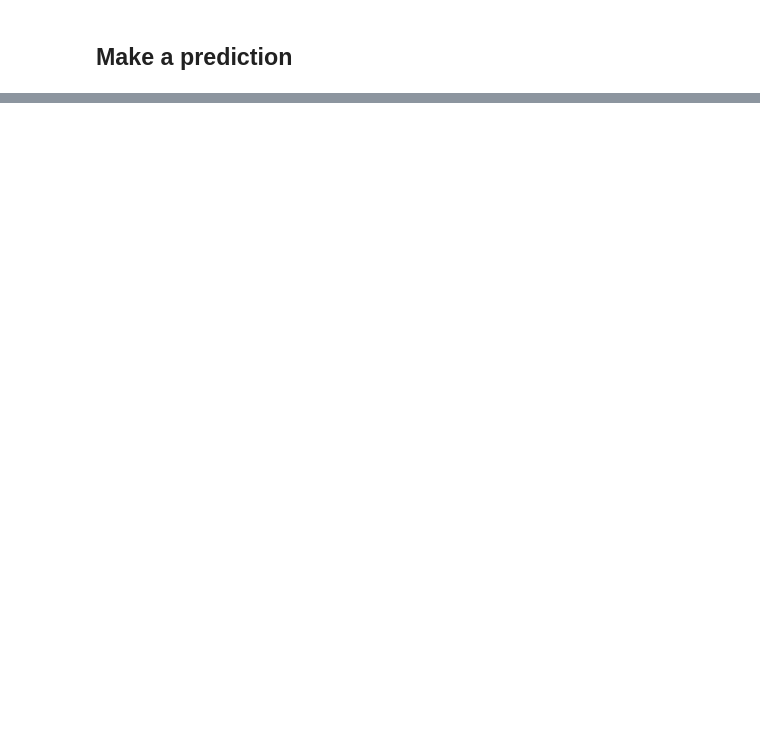
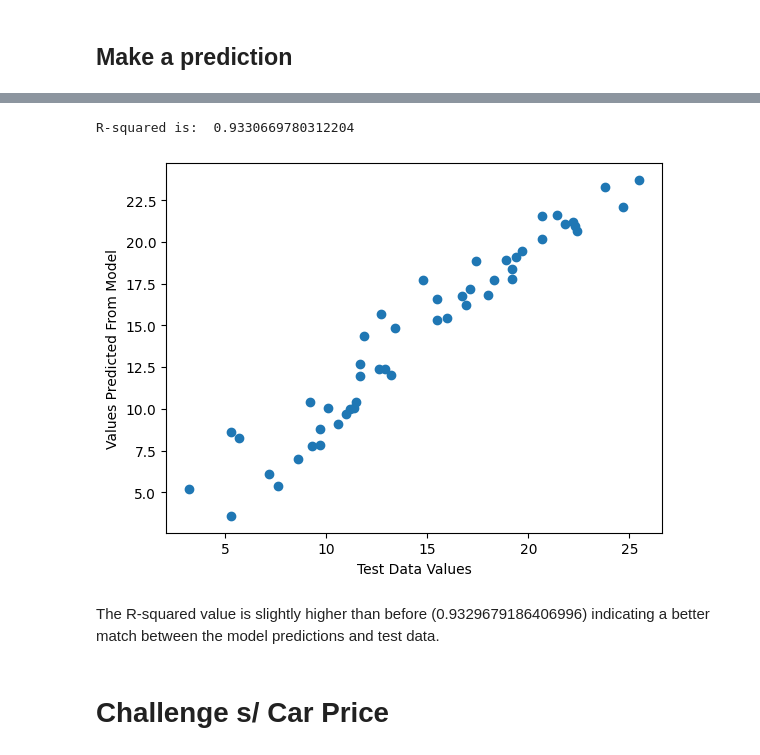
Before and after one commit to jenny4567/intro-to-data-analysis, a Jupyter notebook: stats_bites02/notebooks/03_Multiple_Linear_Regression.ipynb, the cells around one changed output, grey strips where cells are left out. Saved outputs shown, nothing was run; the diff lists cells and outputs as text; code cells hidden in the pictures; blank space fills up the shorter version.

```diff
--- a/stats_bites02/notebooks/03_Multiple_Linear_Regression.ipynb
+++ b/stats_bites02/notebooks/03_Multiple_Linear_Regression.ipynb
@@ -305,0 +447,12 @@ Notes:
+# %%
+dependent_var = train['Sales']
+independent_var = train[['TV Ad Budget', 'Radio Ad Budget', 'Newspaper Ad Budget']]
+independent_var = sm.add_constant(independent_var)
+
+# Build the model
+model = sm.OLS(
+    dependent_var,
+    independent_var
+).fit()
+
+model.summary()
@@ -305,0 +495,12 @@ Notes:
+# %%
+dependent_var = train['Sales']
+independent_var = train[['TV Ad Budget', 'Radio Ad Budget']]
+independent_var = sm.add_constant(independent_var)
+
+# Build the model
+model = sm.OLS(
+    dependent_var,
+    independent_var
+).fit()
+
+model.summary()
@@ -305,0 +538,14 @@ Notes:
+# %%
+predicted = model.predict(
+    sm.add_constant(test[['TV Ad Budget', 'Radio Ad Budget']]))
+plt.scatter(test['Sales'], predicted)
+plt.xlabel('Test Data Values')
+plt.ylabel('Values Predicted From Model')
+print('R-squared is: ',metrics.r2_score(test['Sales'],predicted))
+# %% [output]
+R-squared is:  0.9330669780312204
+[figure, added]
+# %% [markdown]
+The R-squared value is slightly higher than before (0.9329679186406996) indicating a better match between the model predictions and test data.
+# %% [markdown]
+# Challenge s/ Car Price
```
Also changed, not shown: parts of 49 cells of this notebook, 19 other files.
